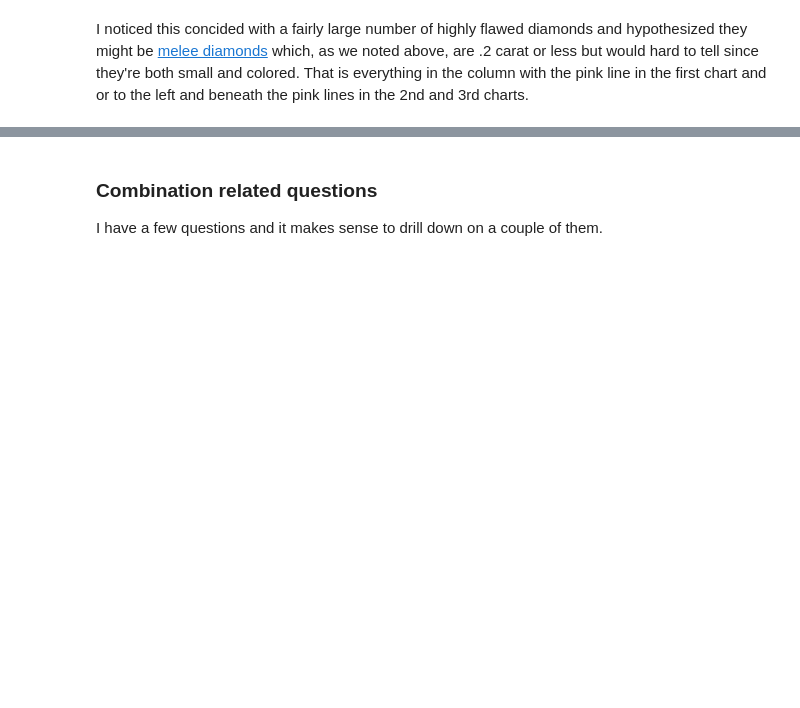
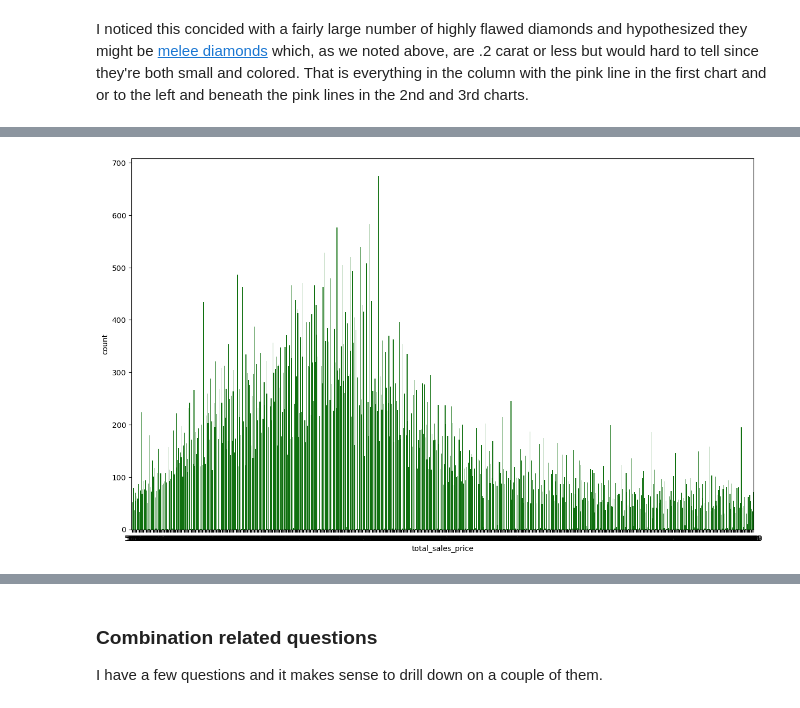
Before and after one commit to Little-PyProjects/Bees, a Jupyter notebook: Diamonds/notebooks/EDA.ipynb, the cells around one changed output, grey strips where cells are left out. Cells and saved outputs as stored; diff of their text form; code cells hidden in the pictures; blank space fills up the shorter version.

```diff
--- a/Diamonds/notebooks/EDA.ipynb
+++ b/Diamonds/notebooks/EDA.ipynb
@@ -280,4 +287,7 @@ and there is also seems to be a price breakpoint at around $10000 which is even
 # %%
-gap_analysis = df.loc[df['total_sales_price'].between(500, 20000)]
+gap_analysis = df.loc[df['total_sales_price'].between(500, 1700)]
 # %%
-sns.kdeplot(data=gap_analysis, x="total_sales_price")
+f = sns.countplot(data=gap_analysis, x='total_sales_price', color='green')
+f.figure.set_size_inches(15, 9)
+# %% [output]
+[figure, added]
```
Also changed, not shown: parts of 31 cells of this notebook.
